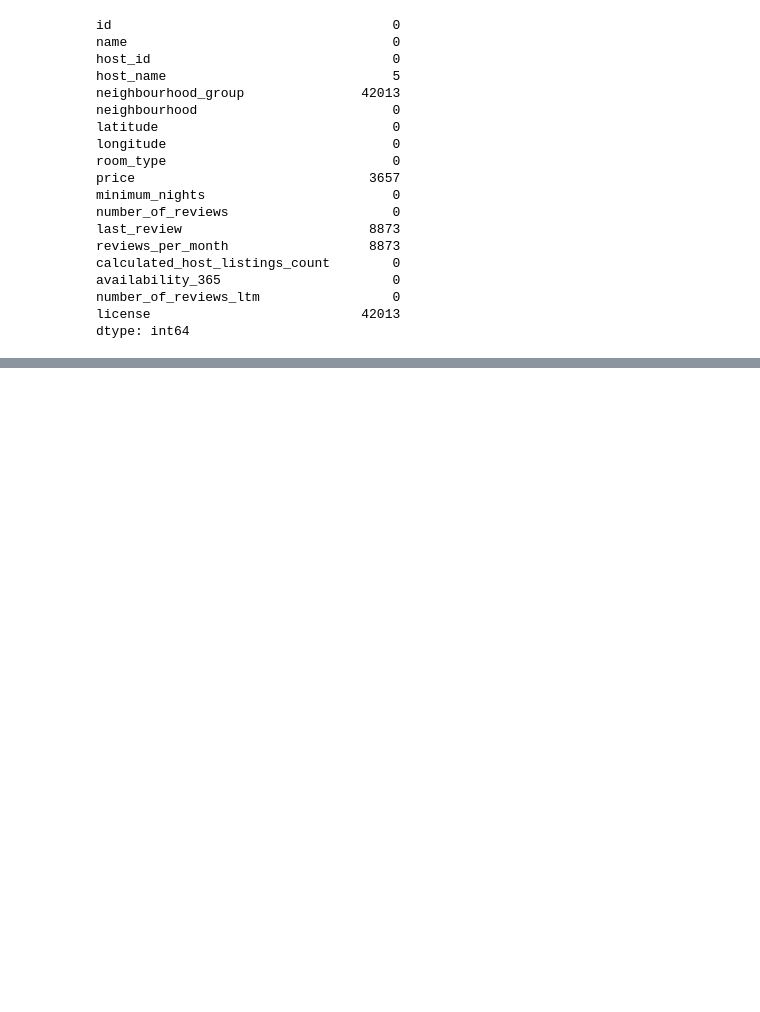
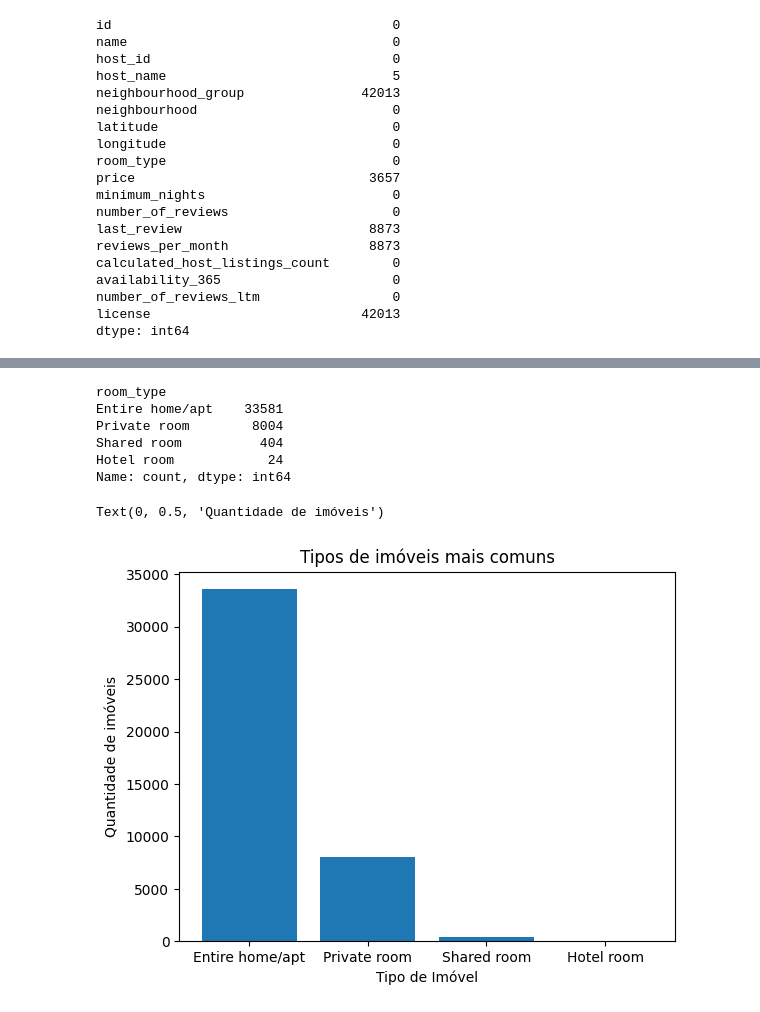
Before and after one commit to jailtonmonteiro/analise-airbnb, a Jupyter notebook: notebooks/1-limpeza-tratamento.ipynb, the cells around one changed output, grey strips where cells are left out. Cells and saved outputs as stored; diff of their text form; code cells hidden in the pictures; blank space fills up the shorter version.

```diff
--- a/notebooks/1-limpeza-tratamento.ipynb
+++ b/notebooks/1-limpeza-tratamento.ipynb
@@ -58,0 +77,2 @@ dtype: int64
+# %%
+df['price'] = df['price'].fillna(df['price'].median())
@@ -58,0 +103,2 @@ dtype: int64
+# %%
+df['reviews_per_month'] = df['reviews_per_month'].fillna(df['reviews_per_month'].mean())
@@ -58,0 +127,3 @@ dtype: int64
+# %%
+df = df.drop(columns=['neighbourhood_group','license'])
+df['host_name'] = df['host_name'].fillna('Nao Informado')
@@ -58,0 +159,18 @@ dtype: int64
+# %%
+contagem_quartos = df['room_type'].value_counts()
+contagem_quartos
+# %% [output]
+room_type
+Entire home/apt    33581
+Private room        8004
+Shared room          404
+Hotel room            24
+Name: count, dtype: int64
+# %%
+plt.bar(contagem_quartos.index, contagem_quartos.values)
+plt.title('Tipos de imóveis mais comuns')
+plt.xlabel('Tipo de Imóvel')
+plt.ylabel('Quantidade de imóveis')
+# %% [output]
+Text(0, 0.5, 'Quantidade de imóveis')
+[figure, added]
```
Also changed, not shown: parts of 10 cells of this notebook.
